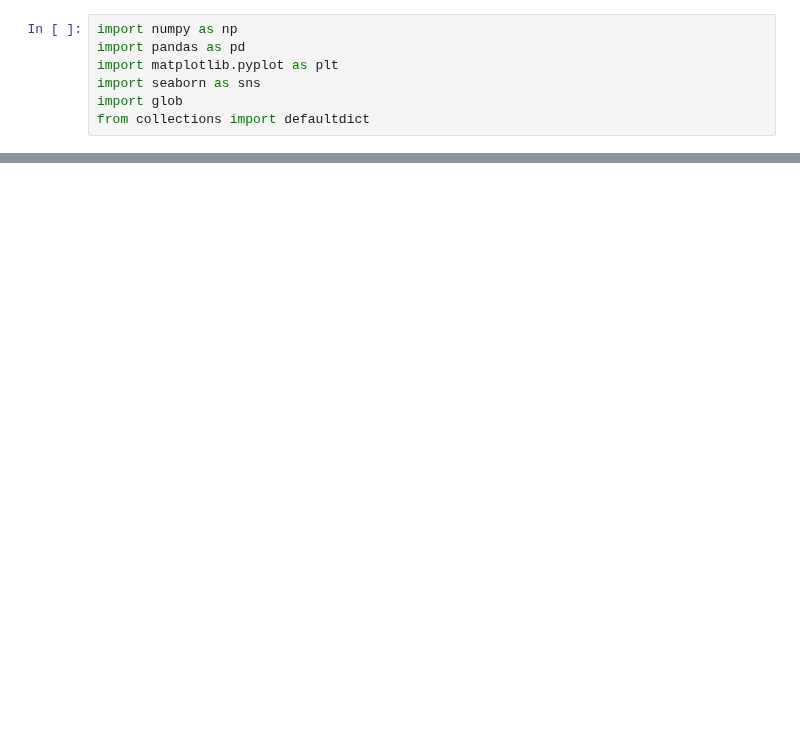
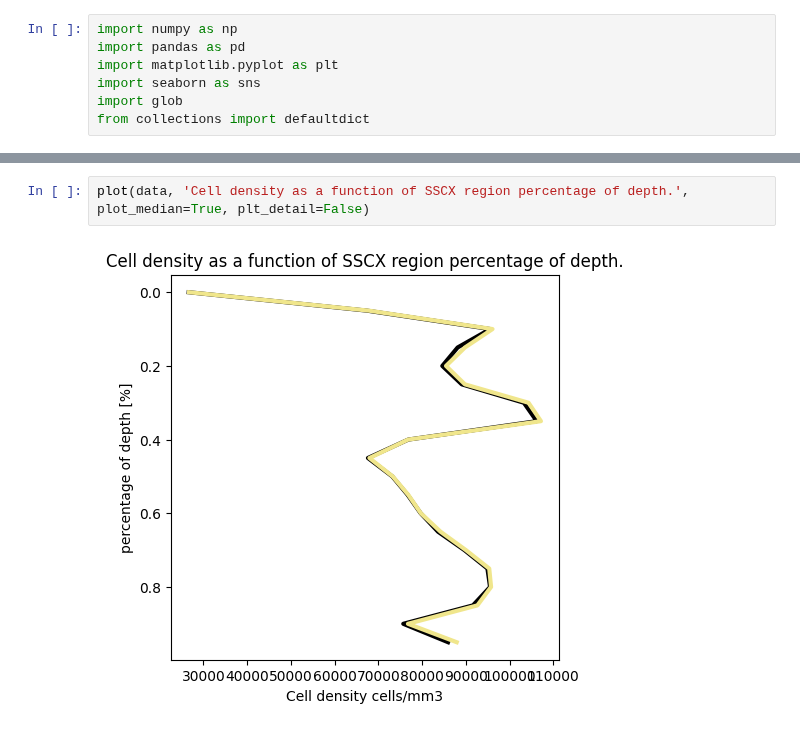
Before and after one commit to jacquemi-bbp/rat_sscx_nissl_analysis, a Jupyter notebook: Notebooks/cells densitiy.ipynb, the cells around one changed output, grey strips where cells are left out. Drawn from its saved outputs; the diff is of its cells as text; blank space fills up the shorter version.

```diff
--- a/Notebooks/cells densitiy.ipynb
+++ b/Notebooks/cells densitiy.ipynb
@@ -99,0 +131,4 @@ plot_mean_and_std_dev(df)
+# %%
+plot(data, 'Cell density as a function of SSCX region percentage of depth.', plot_median=True, plt_detail=False)
+# %% [output]
+[figure, added]
```
Also changed, not shown: parts of 21 cells of this notebook.
